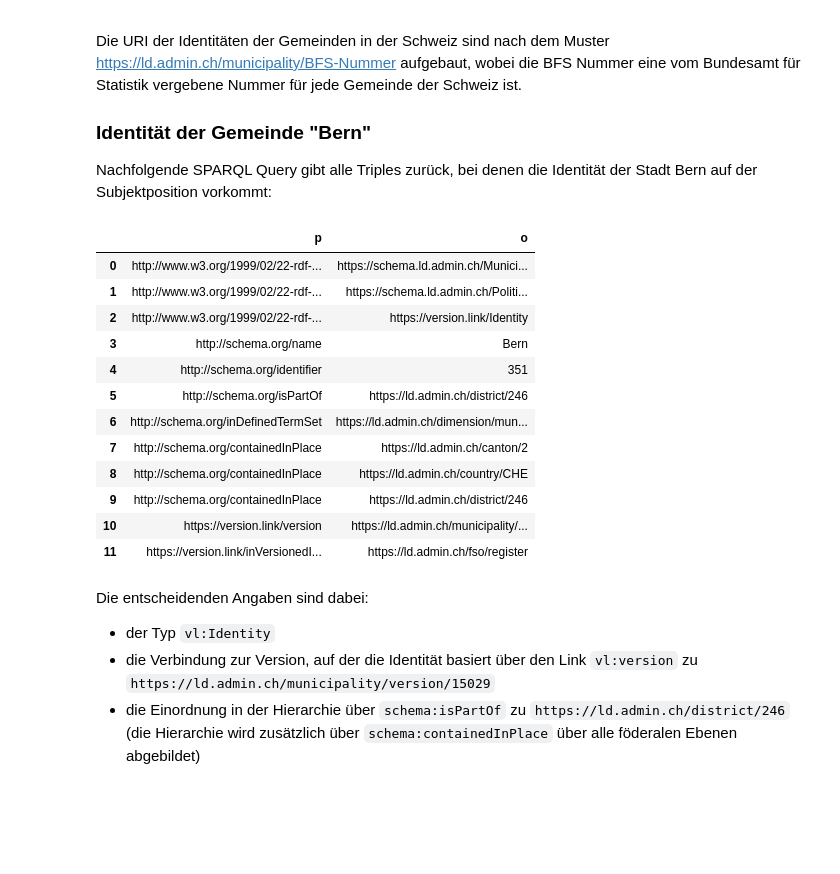
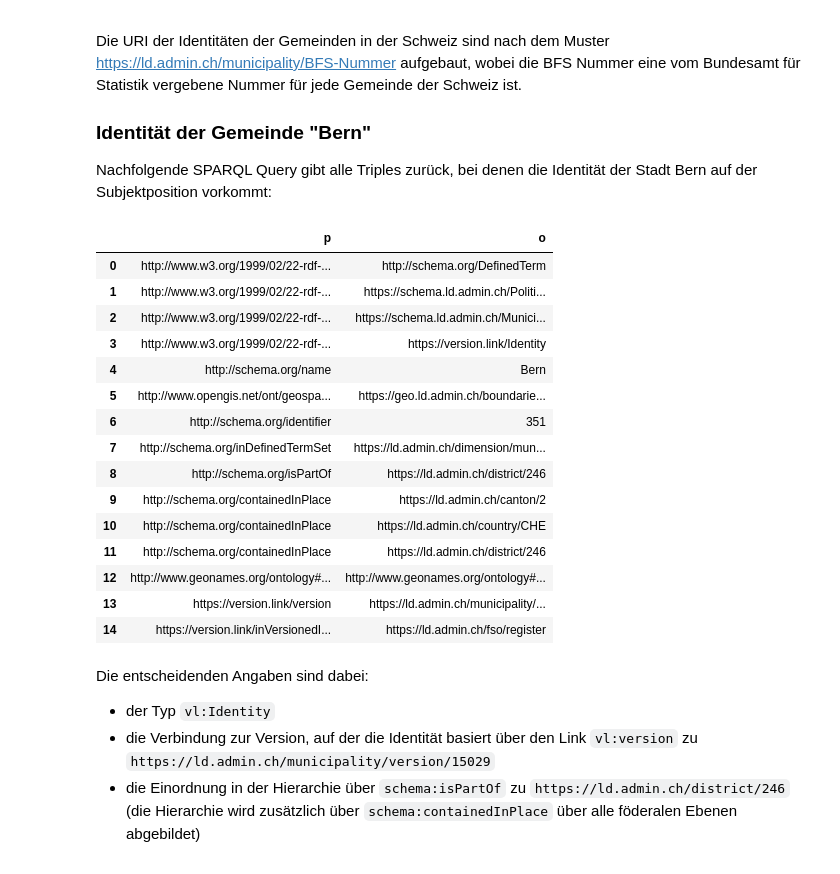
Before and after one commit to SwissFederalArchives/LD-Tutorials, a Jupyter notebook: content/version_link.ipynb, the cells around one changed output. Saved outputs shown, nothing was run; the diff lists cells and outputs as text; code cells hidden in the pictures; blank space fills up the shorter version.

Commit message:
update version_link.ipynb to use PROD

```diff
--- a/content/version_link.ipynb
+++ b/content/version_link.ipynb
@@ -237,31 +239,34 @@ Nachfolgende SPARQL Query gibt alle Triples zurück, bei denen die Identität de
 # %%
 df = await query("""
 
 SELECT *
 FROM <https://lindas.admin.ch/fso/register>
 WHERE {
 
     <https://ld.admin.ch/municipality/351> ?p ?o.
 
 }
 
-""", "https://test.lindas.admin.ch/query")
+""")
 
 display_result(df)
 # %% [output]
 |  | p | o |
-| 0 | http://www.w3.org/1999/02/22-rdf-... | https://schema.ld.admin.ch/Munici... |
+| 0 | http://www.w3.org/1999/02/22-rdf-... | http://schema.org/DefinedTerm |
 | 1 | http://www.w3.org/1999/02/22-rdf-... | https://schema.ld.admin.ch/Politi... |
-| 2 | http://www.w3.org/1999/02/22-rdf-... | https://version.link/Identity |
-| 3 | http://schema.org/name | Bern |
-| 4 | http://schema.org/identifier | 351 |
-| 5 | http://schema.org/isPartOf | https://ld.admin.ch/district/246 |
-| 6 | http://schema.org/inDefinedTermSet | https://ld.admin.ch/dimension/mun... |
-| 7 | http://schema.org/containedInPlace | https://ld.admin.ch/canton/2 |
-| 8 | http://schema.org/containedInPlace | https://ld.admin.ch/country/CHE |
-| 9 | http://schema.org/containedInPlace | https://ld.admin.ch/district/246 |
-| 10 | https://version.link/version | https://ld.admin.ch/municipality/... |
-| 11 | https://version.link/inVersionedI... | https://ld.admin.ch/fso/register |
+| 2 | http://www.w3.org/1999/02/22-rdf-... | https://schema.ld.admin.ch/Munici... |
+| 3 | http://www.w3.org/1999/02/22-rdf-... | https://version.link/Identity |
+| 4 | http://schema.org/name | Bern |
+| 5 | http://www.opengis.net/ont/geospa... | https://geo.ld.admin.ch/boundarie... |
+| 6 | http://schema.org/identifier | 351 |
+| 7 | http://schema.org/inDefinedTermSet | https://ld.admin.ch/dimension/mun... |
+| 8 | http://schema.org/isPartOf | https://ld.admin.ch/district/246 |
+| 9 | http://schema.org/containedInPlace | https://ld.admin.ch/canton/2 |
+| 10 | http://schema.org/containedInPlace | https://ld.admin.ch/country/CHE |
+| 11 | http://schema.org/containedInPlace | https://ld.admin.ch/district/246 |
+| 12 | http://www.geonames.org/ontology#... | http://www.geonames.org/ontology#... |
+| 13 | https://version.link/version | https://ld.admin.ch/municipality/... |
+| 14 | https://version.link/inVersionedI... | https://ld.admin.ch/fso/register |
 # %% [markdown]
 Die entscheidenden Angaben sind dabei:
 
```
Also changed, not shown: parts of 26 cells of this notebook.
